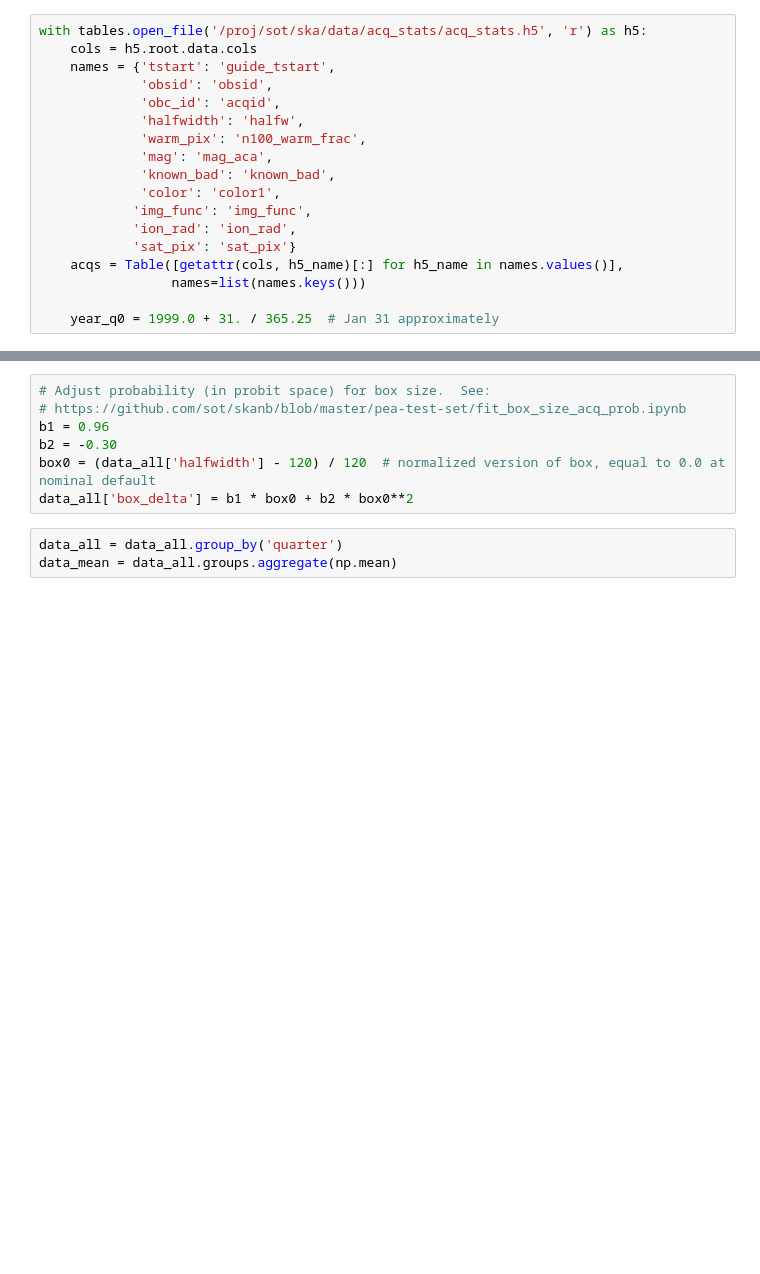
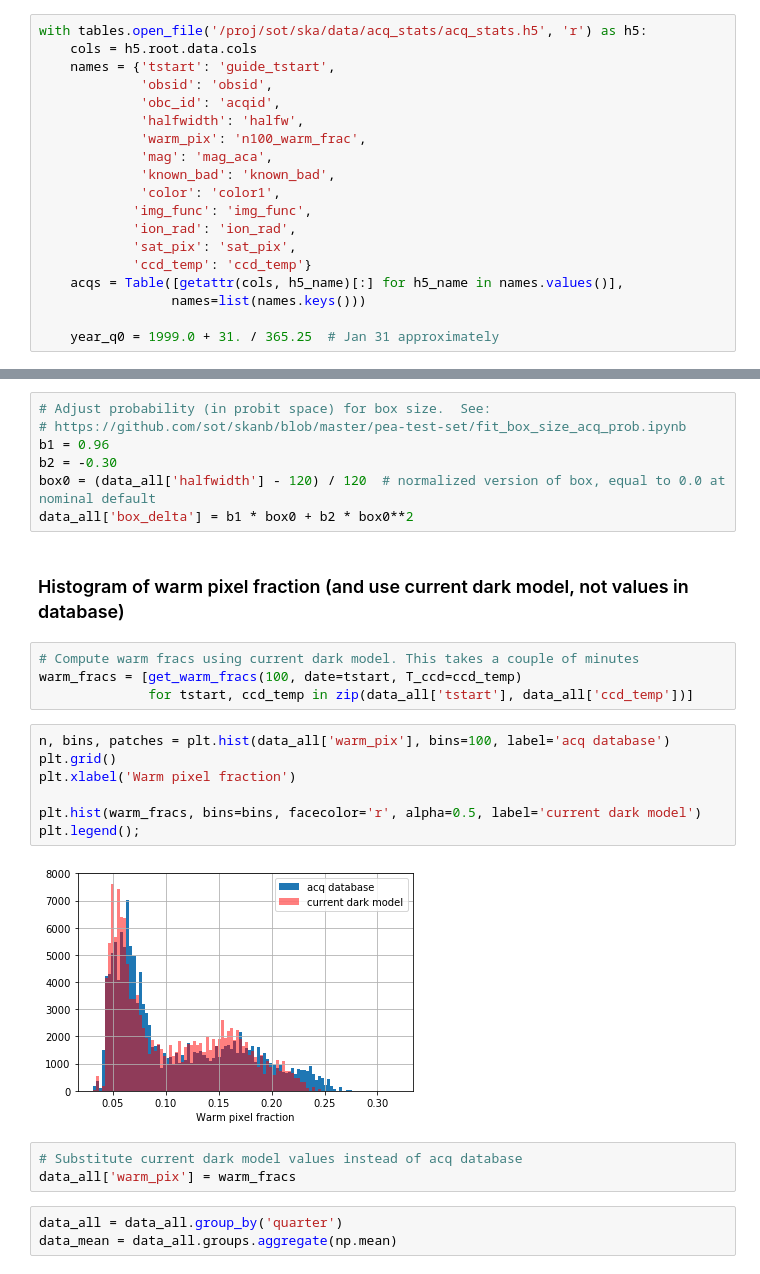
Before and after one commit to sot/aca_stats, a Jupyter notebook: fit_flight_acq_prob_model.ipynb, the cells around one changed output, grey strips where cells are left out. Cells and saved outputs as stored; diff of their text form; blank space fills up the shorter version.

```diff
--- a/fit_flight_acq_prob_model.ipynb
+++ b/fit_flight_acq_prob_model.ipynb
@@ -57,7 +71,8 @@ with tables.open_file('/proj/sot/ska/data/acq_stats/acq_stats.h5', 'r') as h5:
              'color': 'color1',
             'img_func': 'img_func',
             'ion_rad': 'ion_rad',
-            'sat_pix': 'sat_pix'}
+            'sat_pix': 'sat_pix',
+            'ccd_temp': 'ccd_temp'}
     acqs = Table([getattr(cols, h5_name)[:] for h5_name in names.values()],
                  names=list(names.keys()))
 
@@ -95,6 +110,24 @@ b1 = 0.96
 b2 = -0.30
 box0 = (data_all['halfwidth'] - 120) / 120  # normalized version of box, equal to 0.0 at nominal default
 data_all['box_delta'] = b1 * box0 + b2 * box0**2
+# %% [markdown]
+### Histogram of warm pixel fraction (and use current dark model, not values in database)
+# %%
+# Compute warm fracs using current dark model. This takes a couple of minutes
+warm_fracs = [get_warm_fracs(100, date=tstart, T_ccd=ccd_temp)
+              for tstart, ccd_temp in zip(data_all['tstart'], data_all['ccd_temp'])]
+# %%
+n, bins, patches = plt.hist(data_all['warm_pix'], bins=100, label='acq database')
+plt.grid()
+plt.xlabel('Warm pixel fraction')
+
+plt.hist(warm_fracs, bins=bins, facecolor='r', alpha=0.5, label='current dark model')
+plt.legend();
+# %% [output]
+[figure, added]
+# %%
+# Substitute current dark model values instead of acq database
+data_all['warm_pix'] = warm_fracs
 # %%
 data_all = data_all.group_by('quarter')
 data_mean = data_all.groups.aggregate(np.mean)
```
Also changed, not shown: parts of 18 cells of this notebook.
